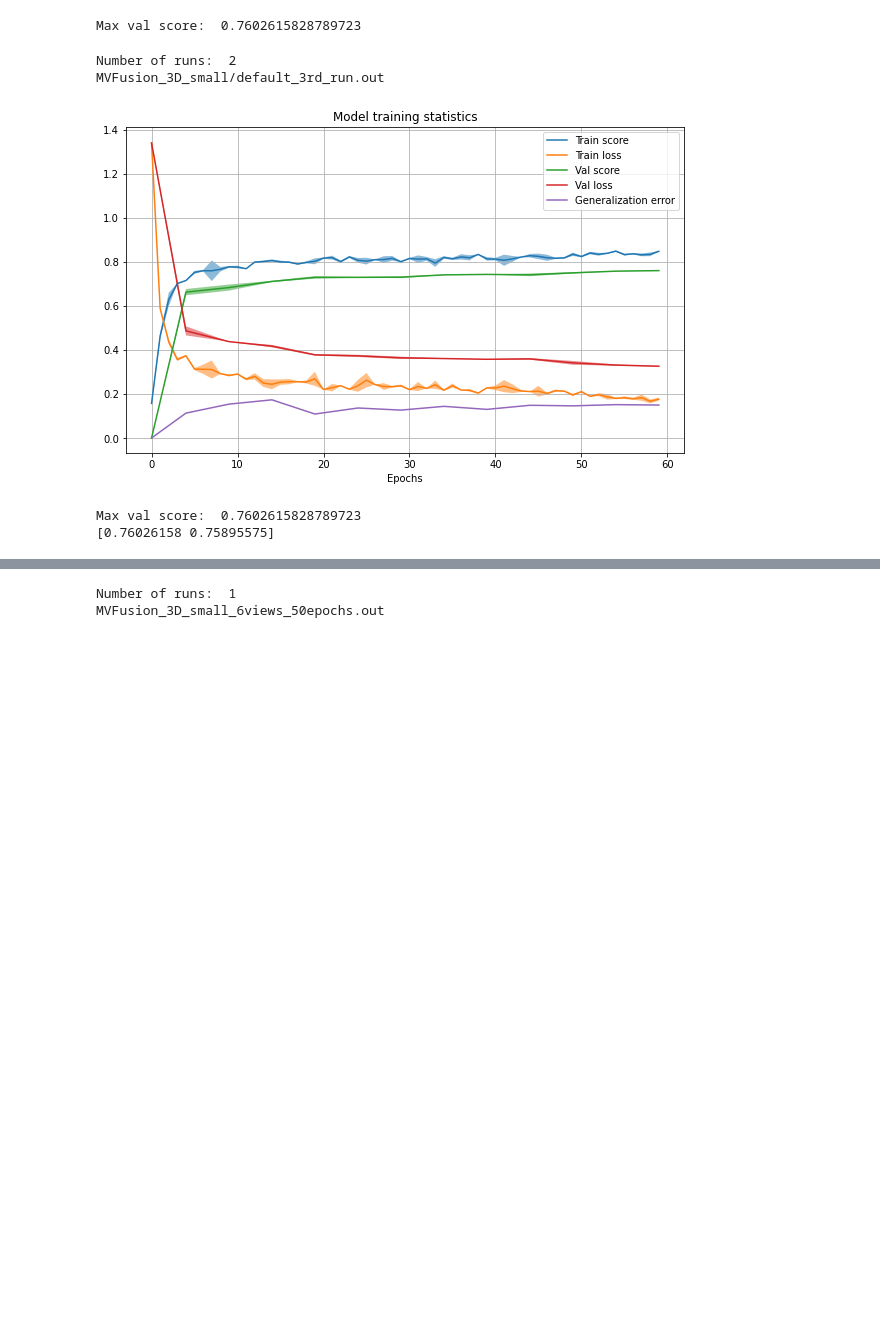
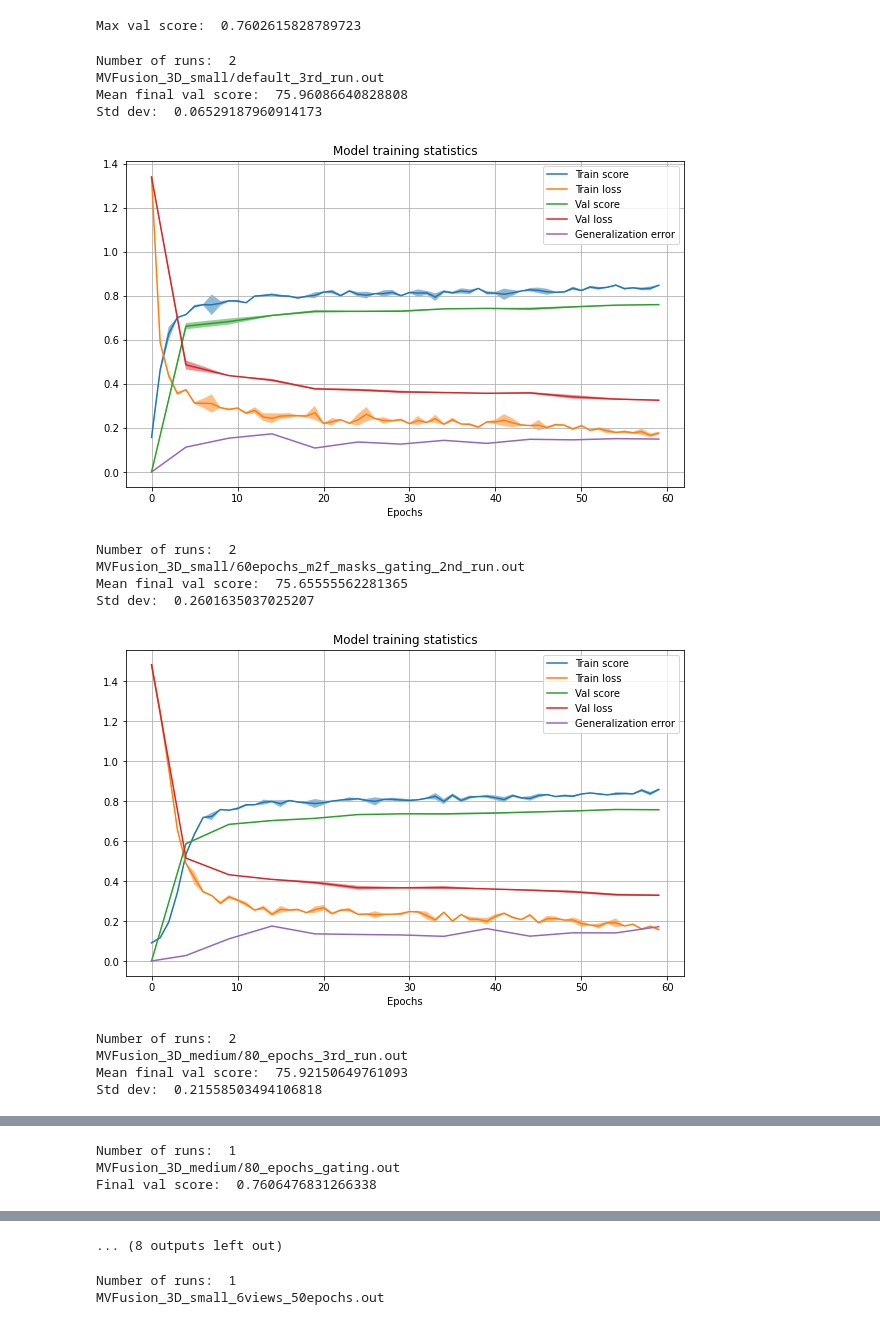
Before and after one commit to fsun2000/DeepViewAgg, a Jupyter notebook: notebooks/superconvergence.ipynb, the cells around one changed output, grey strips where cells are left out. Drawn from its saved outputs; the diff is of its cells as text; code cells hidden in the pictures; blank space fills up the shorter version.

```diff
--- a/notebooks/superconvergence.ipynb
+++ b/notebooks/superconvergence.ipynb
@@ -608,11 +608,15 @@ MVFusion_3D_small_6views_nodropout = [
     'MVFusion_3D_small/MVFusion_3D_small_6views_nodropout.out'
 ]
 
+MVFusion_3D_small_6views_RGB = [
+    'MVFusion_3D_small/MVFusion_3D_small_6views_RGB.out'
+]
+
 
 
 all_models = [MVFusion_3D_small, MVFusion_3D_small_gating, MVFusion_3D_medium,
               MVFusion_3D_medium_gating, MVAttention_3D_small, MVFusion_3D_small_no_m2f_labels, Res16UNet34,
-              MVFusion_3D_small_6views, MVFusion_3D_small_6views_nodropout]
+              MVFusion_3D_small_6views, MVFusion_3D_small_6views_nodropout, MVFusion_3D_small_6views_RGB]
 # %%
 def plot_graph_error(data, log_scale=False):
     if len(data['train_scores'].shape) == 1:
@@ -677,33 +681,52 @@ def plot_graph_error(data, log_scale=False):
 
     plt.show()
 # %%
-i = 0
-datas = []
-print("Number of runs: ", len(all_models[i]))
-for fname in all_models[i]:
-    datas.append(read_scores(file='superconvergence/' + fname))
+indices = range(len(all_models))
 
-final_dict = {}
-for data in datas:
-    for k, v in data.items():
-        if k not in final_dict:
-            final_dict[k] = np.array(v)
-        else:
-            final_dict[k] = np.vstack((final_dict[k], v))
+for i in indices:
+    datas = []
+    print("Number of runs: ", len(all_models[i]))
+    for fname in all_models[i]:
+        datas.append(read_scores(file='superconvergence/' + fname))
 
-print(fname)
-plot_graph_error(final_dict, log_scale=False)
+    final_dict = {}
+    for data in datas:
+        for k, v in data.items():
+            if k not in final_dict:
+                final_dict[k] = np.array(v)
+            else:
+                final_dict[k] = np.vstack((final_dict[k], v))
 
-#     # Generalization error
-#     val_range = range(4, len(data['train_losses']) - len(data['train_losses']) % 5, 5)
-#     gen_error = np.array(data['val_losses']) - np.array([data['train_losses'][i] for i in val_range])
-#     # plot_barchart(val_range, gen_error, 'Generalization error')
-#     plot_barchart(val_range, data['val_scores'], 'Validation score', ylim=[0.7, 0.77])
-print("Max val score: ", np.max(final_dict['val_scores']))
-print(final_dict['val_scores'][:, -1])
+    print(fname)
+    try:
+        print("Mean final val score: ", 100 * np.mean(final_dict['val_scores'][:, -1]))
+        print("Std dev: ", 100 * np.std(final_dict['val_scores'][:, -1]))
+
+    except IndexError:
+        print("Final val score: ", np.mean(final_dict['val_scores'][-1]))
+
+    plot_graph_error(final_dict, log_scale=False)
+
+    #     # Generalization error
+    #     val_range = range(4, len(data['train_losses']) - len(data['train_losses']) % 5, 5)
+    #     gen_error = np.array(data['val_losses']) - np.array([data['train_losses'][i] for i in val_range])
+    #     # plot_barchart(val_range, gen_error, 'Generalization error')
+    #     plot_barchart(val_range, data['val_scores'], 'Validation score', ylim=[0.7, 0.77])
+
+
+#     print(final_dict['val_scores'][:, -5:])
 # %% [output]
 Number of runs:  2
 MVFusion_3D_small/default_3rd_run.out
+Mean final val score:  75.96086640828808
+Std dev:  0.06529187960914173
 [figure]
-Max val score:  0.7602615828789723
-[0.76026158 0.75895575]
+Number of runs:  2
+MVFusion_3D_small/60epochs_m2f_masks_gating_2nd_run.out
+Mean final val score:  75.65555562281365
+Std dev:  0.2601635037025207
+[figure, added]
+Number of runs:  2
+MVFusion_3D_medium/80_epochs_3rd_run.out
+Mean final val score:  75.92150649761093
+Std dev:  0.21558503494106818
@@ -709,0 +734,3 @@ Max val score:  0.7602615828789723
+Number of runs:  1
+MVFusion_3D_medium/80_epochs_gating.out
+Final val score:  0.7606476831266338
@@ -710,3 +746,4 @@ Max val score:  0.7602615828789723
+... (8 outputs left out)
 # %%
 benchmark_models = [
     ['MVFusion_3D_small_6views_50epochs.out'],
```
Also changed, not shown: parts of 1 cell of this notebook, 8 other files.
